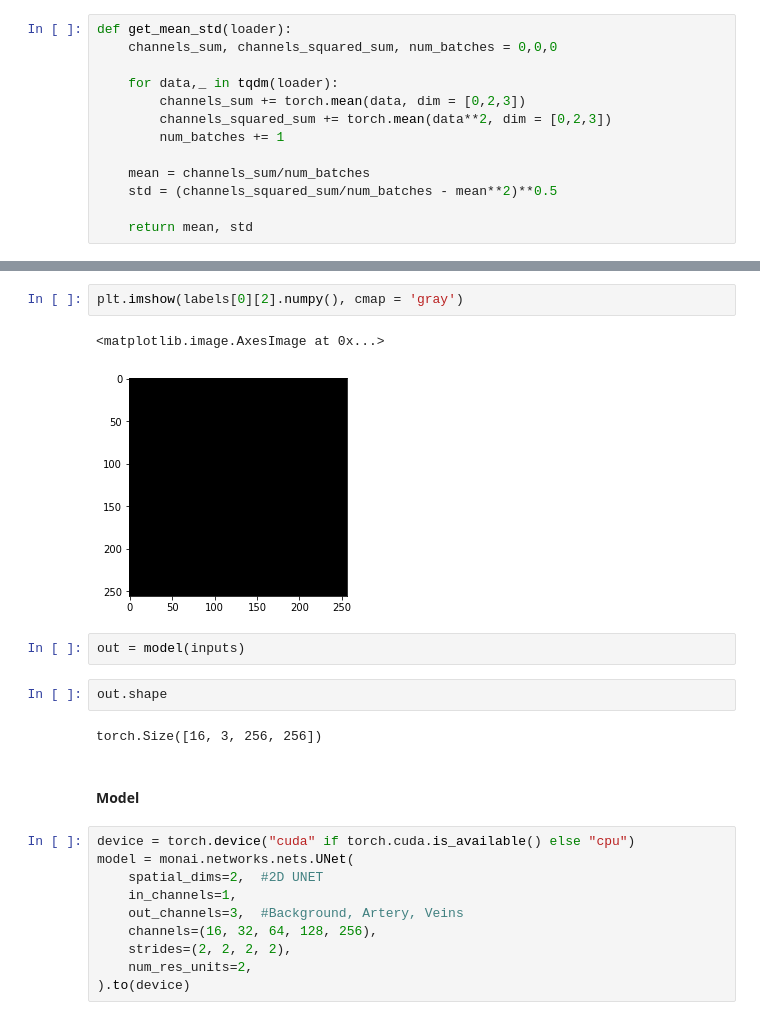
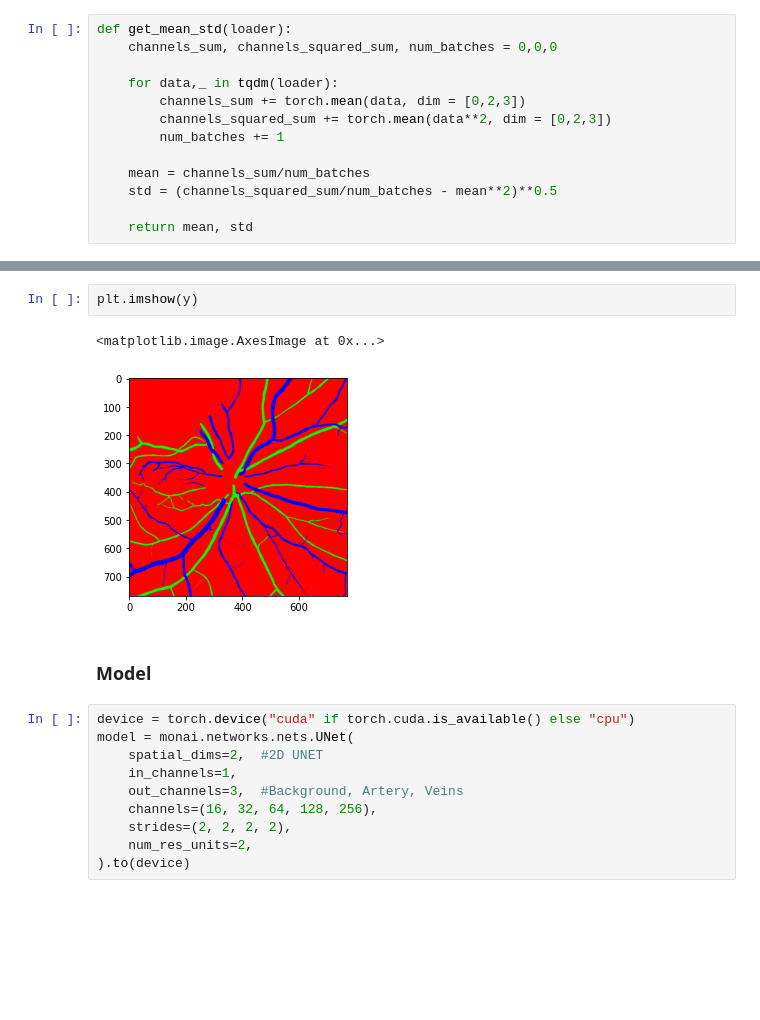
Before and after one commit to akansh12/ravir, a Jupyter notebook: notebooks/baseline.ipynb, the cells around one changed output, grey strips where cells are left out. Drawn from its saved outputs; the diff is of its cells as text; blank space fills up the shorter version.

Commit message:
model_done

```diff
--- a/notebooks/baseline.ipynb
+++ b/notebooks/baseline.ipynb
@@ -205,16 +213,10 @@ plt.imshow(labels[0][1].numpy(), cmap = 'gray')
-# %%
-plt.imshow(labels[0][2].numpy(), cmap = 'gray')
-# %% [output]
-<matplotlib.image.AxesImage at 0x...>
-[figure, removed]
-# %%
-out = model(inputs)
-# %%
-out.shape
-# %% [output]
-torch.Size([16, 3, 256, 256])
+# %%
+plt.imshow(y)
+# %% [output]
+<matplotlib.image.AxesImage at 0x...>
+[figure, added]
 # %% [markdown]
-#### Model
+### Model
 # %%
 device = torch.device("cuda" if torch.cuda.is_available() else "cpu")
 model = monai.networks.nets.UNet(
```
Also changed, not shown: parts of 38 cells of this notebook, 1 other file.
